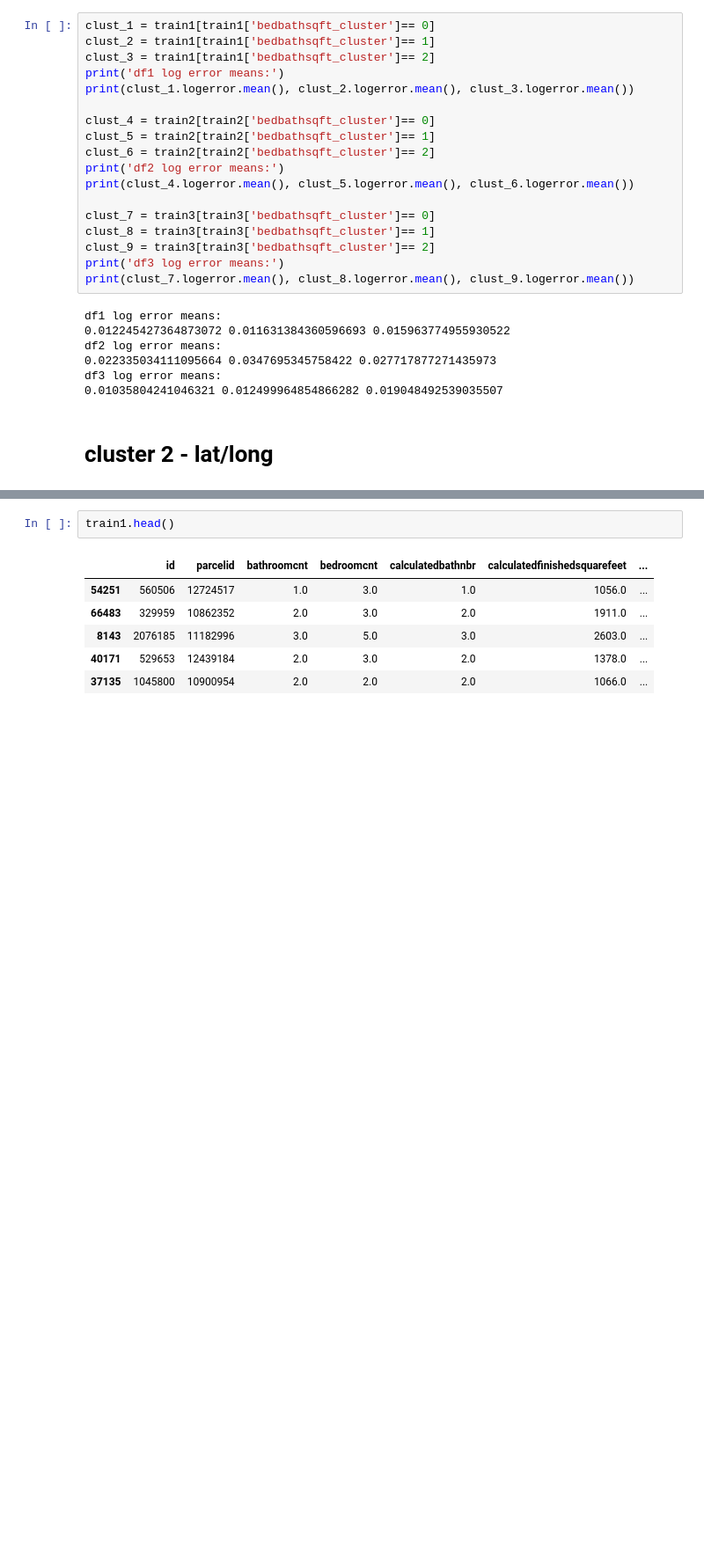
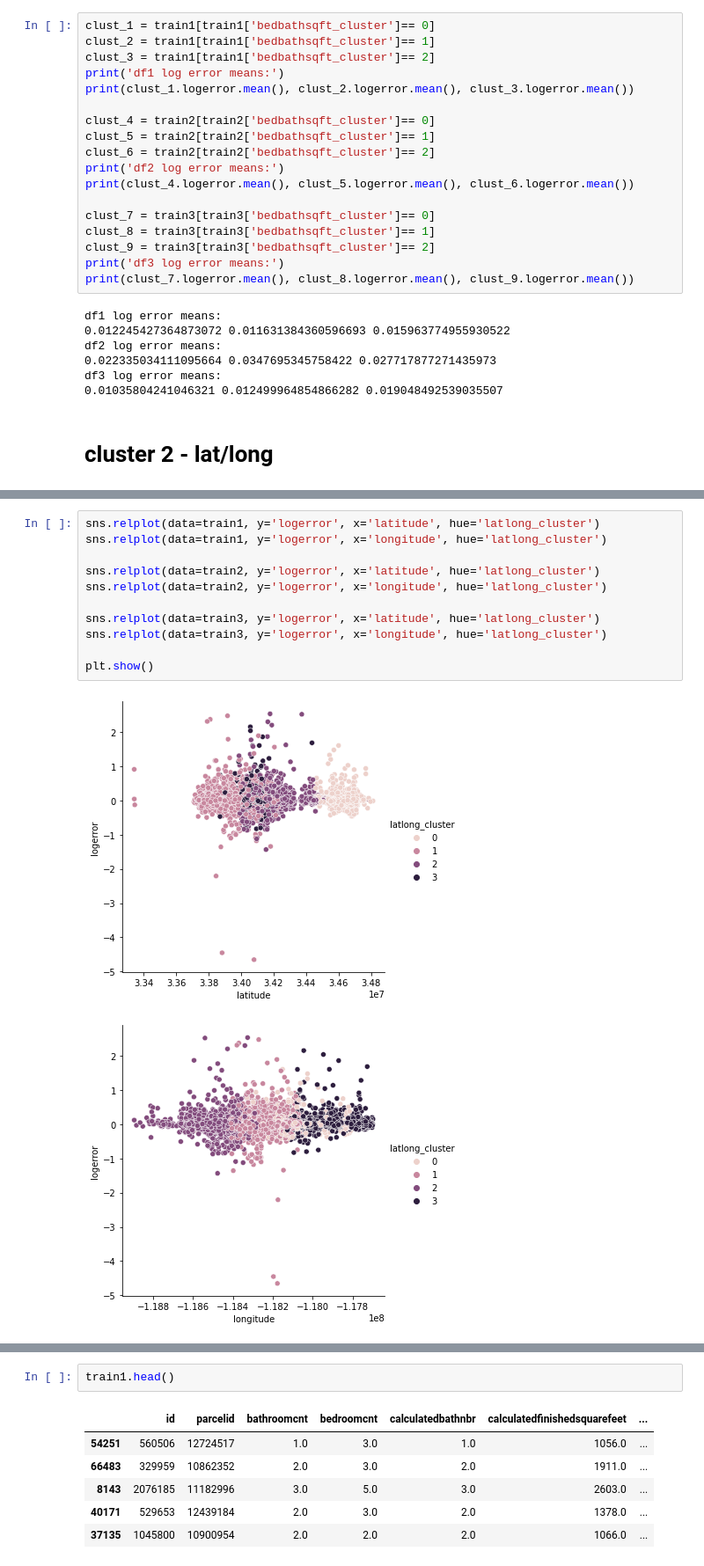
Before and after one commit to NSharick/clustering-project, a Jupyter notebook: exploration_notebook_2_clustering_project.ipynb, the cells around one changed output, grey strips where cells are left out. Shown at 88% size. Saved outputs shown, nothing was run; the diff lists cells and outputs as text; blank space fills up the shorter version.

```diff
--- a/exploration_notebook_2_clustering_project.ipynb
+++ b/exploration_notebook_2_clustering_project.ipynb
@@ -608,0 +659,14 @@ df3 log error means:
+# %%
+sns.relplot(data=train1, y='logerror', x='latitude', hue='latlong_cluster')
+sns.relplot(data=train1, y='logerror', x='longitude', hue='latlong_cluster')
+
+sns.relplot(data=train2, y='logerror', x='latitude', hue='latlong_cluster')
+sns.relplot(data=train2, y='logerror', x='longitude', hue='latlong_cluster')
+
+sns.relplot(data=train3, y='logerror', x='latitude', hue='latlong_cluster')
+sns.relplot(data=train3, y='logerror', x='longitude', hue='latlong_cluster')
+
+plt.show()
+# %% [output]
+[figure, added]
+[figure, added]
```
Also changed, not shown: parts of 15 cells of this notebook, 1 other file.
